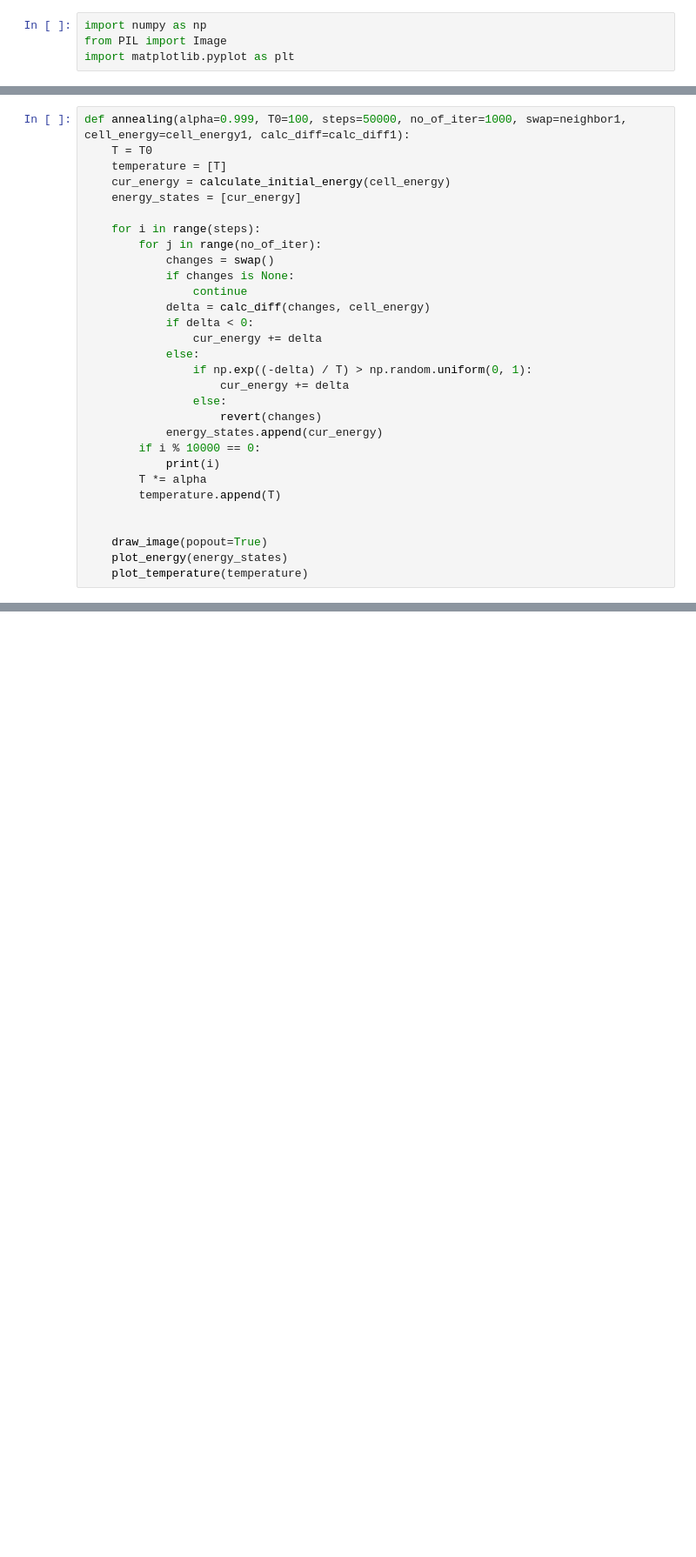
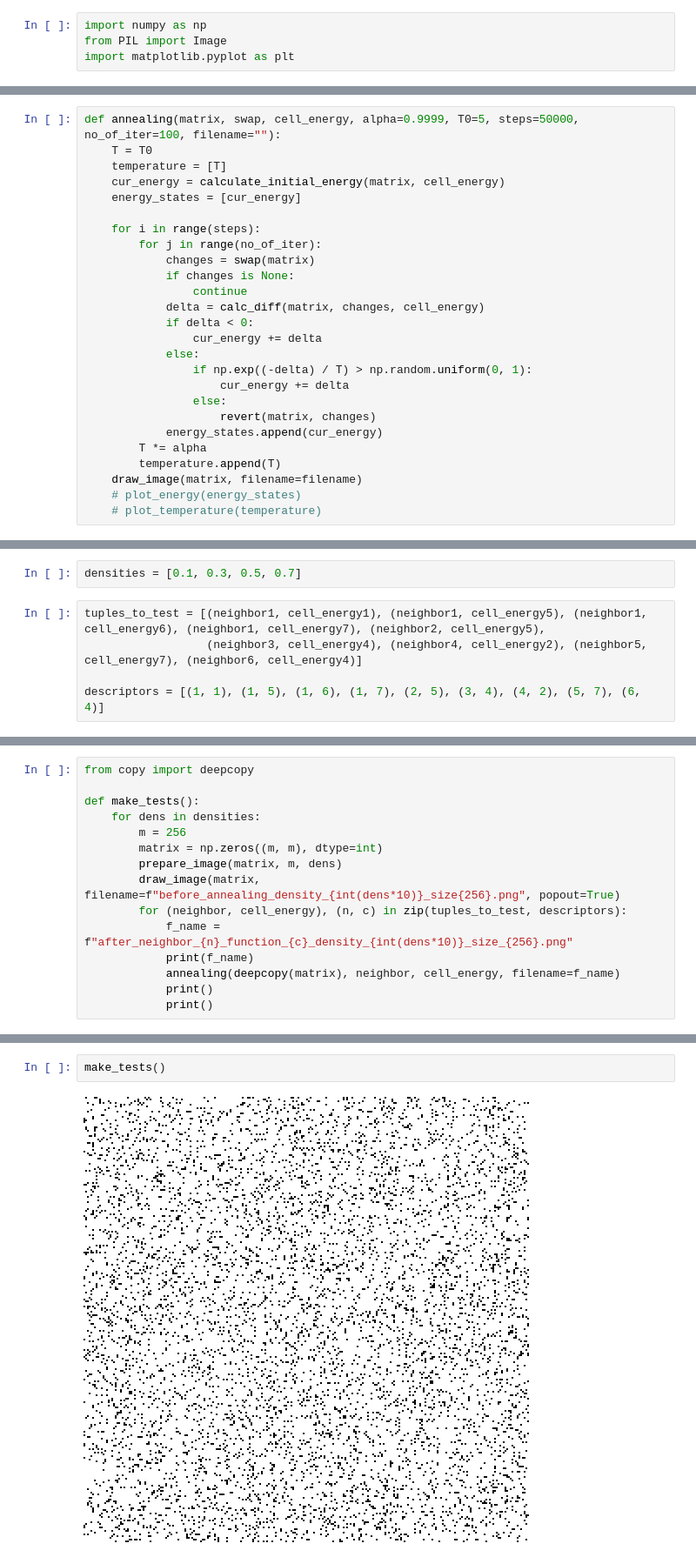
Before and after one commit to michal200292/Numericke-metody, a Jupyter notebook: lab4/zad2.ipynb, the cells around one changed output, grey strips where cells are left out. Shown: that part at 87% size. Cells and saved outputs as stored; diff of their text form; blank space fills up the shorter version.

```diff
--- a/lab4/zad2.ipynb
+++ b/lab4/zad2.ipynb
@@ -251,30 +243,26 @@ def calculate_initial_energy(single_cell_energy):
 # %%
-def annealing(alpha=0.999, T0=100, steps=50000, no_of_iter=1000, swap=neighbor1, cell_energy=cell_energy1, calc_diff=calc_diff1):
+def annealing(matrix, swap, cell_energy, alpha=0.9999, T0=5, steps=50000, no_of_iter=100, filename=""):
     T = T0
     temperature = [T]
-    cur_energy = calculate_initial_energy(cell_energy)
+    cur_energy = calculate_initial_energy(matrix, cell_energy)
     energy_states = [cur_energy]
 
     for i in range(steps):
         for j in range(no_of_iter):
-            changes = swap()
+            changes = swap(matrix)
             if changes is None:
                 continue
-            delta = calc_diff(changes, cell_energy)
+            delta = calc_diff(matrix, changes, cell_energy)
             if delta < 0:
                 cur_energy += delta
             else:
                 if np.exp((-delta) / T) > np.random.uniform(0, 1):
                     cur_energy += delta
                 else:
-                    revert(changes)
+                    revert(matrix, changes)
             energy_states.append(cur_energy)
-        if i % 10000 == 0:
-            print(i)
         T *= alpha
         temperature.append(T)
-
-
-    draw_image(popout=True)
-    plot_energy(energy_states)
-    plot_temperature(temperature)
+    draw_image(matrix, filename=filename)
+    # plot_energy(energy_states)
+    # plot_temperature(temperature)
@@ -281 +272,8 @@ def annealing(alpha=0.999, T0=100, steps=50000, no_of_iter=1000, swap=neighbor1,
+# %%
+densities = [0.1, 0.3, 0.5, 0.7]
+# %%
+tuples_to_test = [(neighbor1, cell_energy1), (neighbor1, cell_energy5), (neighbor1, cell_energy6), (neighbor1, cell_energy7), (neighbor2, cell_energy5),
+                  (neighbor3, cell_energy4), (neighbor4, cell_energy2), (neighbor5, cell_energy7), (neighbor6, cell_energy4)]
+
+descriptors = [(1, 1), (1, 5), (1, 6), (1, 7), (2, 5), (3, 4), (4, 2), (5, 7), (6, 4)]
 # %%
@@ -318,0 +289,15 @@ print(white2, black2)
+# %%
+from copy import deepcopy
+
+def make_tests():
+    for dens in densities:
+        m = 256
+        matrix = np.zeros((m, m), dtype=int)
+        prepare_image(matrix, m, dens)
+        draw_image(matrix, filename=f"before_annealing_density_{int(dens*10)}_size{256}.png", popout=True)
+        for (neighbor, cell_energy), (n, c) in zip(tuples_to_test, descriptors):
+            f_name = f"after_neighbor_{n}_function_{c}_density_{int(dens*10)}_size_{256}.png"
+            print(f_name)
+            annealing(deepcopy(matrix), neighbor, cell_energy, filename=f_name)
+            print()
+            print()
@@ -318,0 +306,4 @@ print(white2, black2)
+# %%
+make_tests()
+# %% [output]
+[figure, added]
```
Also changed, not shown: parts of 16 cells of this notebook, 41 other files.
